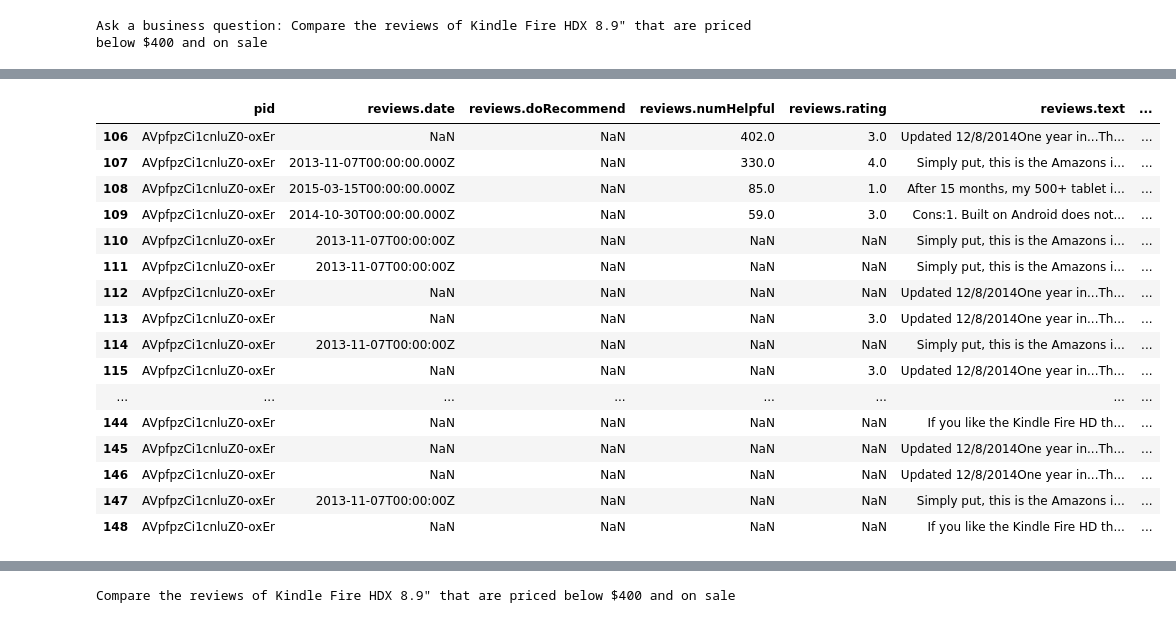
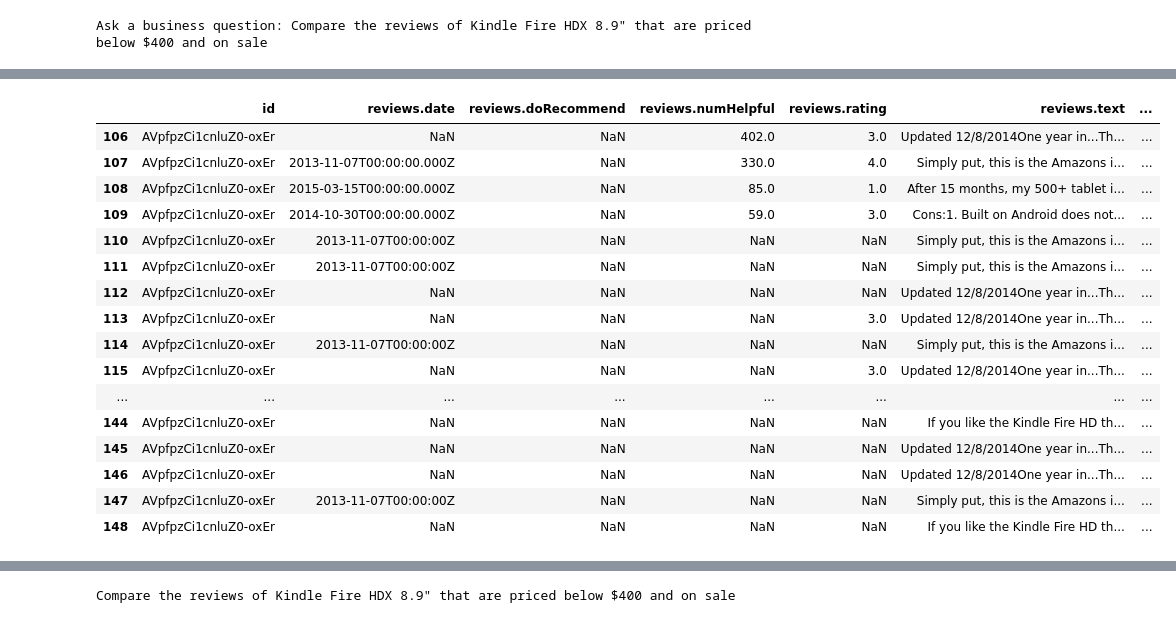
Before and after one commit to muhallilahnaf/RAGDSS, a Jupyter notebook: RAGDSS.ipynb, the cells around one changed output, grey strips where cells are left out. Saved outputs shown, nothing was run; the diff lists cells and outputs as text; code cells hidden in the pictures.

```diff
--- a/RAGDSS.ipynb
+++ b/RAGDSS.ipynb
@@ -314,26 +325,26 @@ dfr.head()
 | 4 | AVpe7AsMilAPnD_xQ78G | 2016-08-11T00:00:00.000Z | NaN | 17.0 | 5.0 | I have to say upfront - I don't l... | ... |
 # %%
 # fetch rows with target product id
-dfr_target = dfr[dfr['pid']==rows[0][0]]
+dfr_target = dfr[dfr['id']==rows[0][0]]
 display(dfr_target)
 
 # vectorize review data
 chroma_client = chromadb.Client()
 collection = chroma_client.create_collection(name="reviews")
 collection.add(
     ids=[str(uuid.uuid4()) for _ in range(len(dfr_target))],
     documents=dfr_target['reviews.text'].tolist(),
     metadatas=dfr_target[[
         'reviews.date',
         'reviews.doRecommend',
         'reviews.numHelpful',
         'reviews.rating',
         'reviews.title',
         'reviews.username'
     ]].to_dict(orient='records')
 )
 # %% [output]
-|  | pid | reviews.date | reviews.doRecommend | reviews.numHelpful | reviews.rating | reviews.text | ... |
+|  | id | reviews.date | reviews.doRecommend | reviews.numHelpful | reviews.rating | reviews.text | ... |
 | 106 | AVpfpzCi1cnluZ0-oxEr | NaN | NaN | 402.0 | 3.0 | Updated 12/8/2014One year in...Th... | ... |
 | 107 | AVpfpzCi1cnluZ0-oxEr | 2013-11-07T00:00:00.000Z | NaN | 330.0 | 4.0 | Simply put, this is the Amazons i... | ... |
 | 108 | AVpfpzCi1cnluZ0-oxEr | 2015-03-15T00:00:00.000Z | NaN | 85.0 | 1.0 | After 15 months, my 500+ tablet i... | ... |
```
Also changed, not shown: parts of 13 cells of this notebook.
